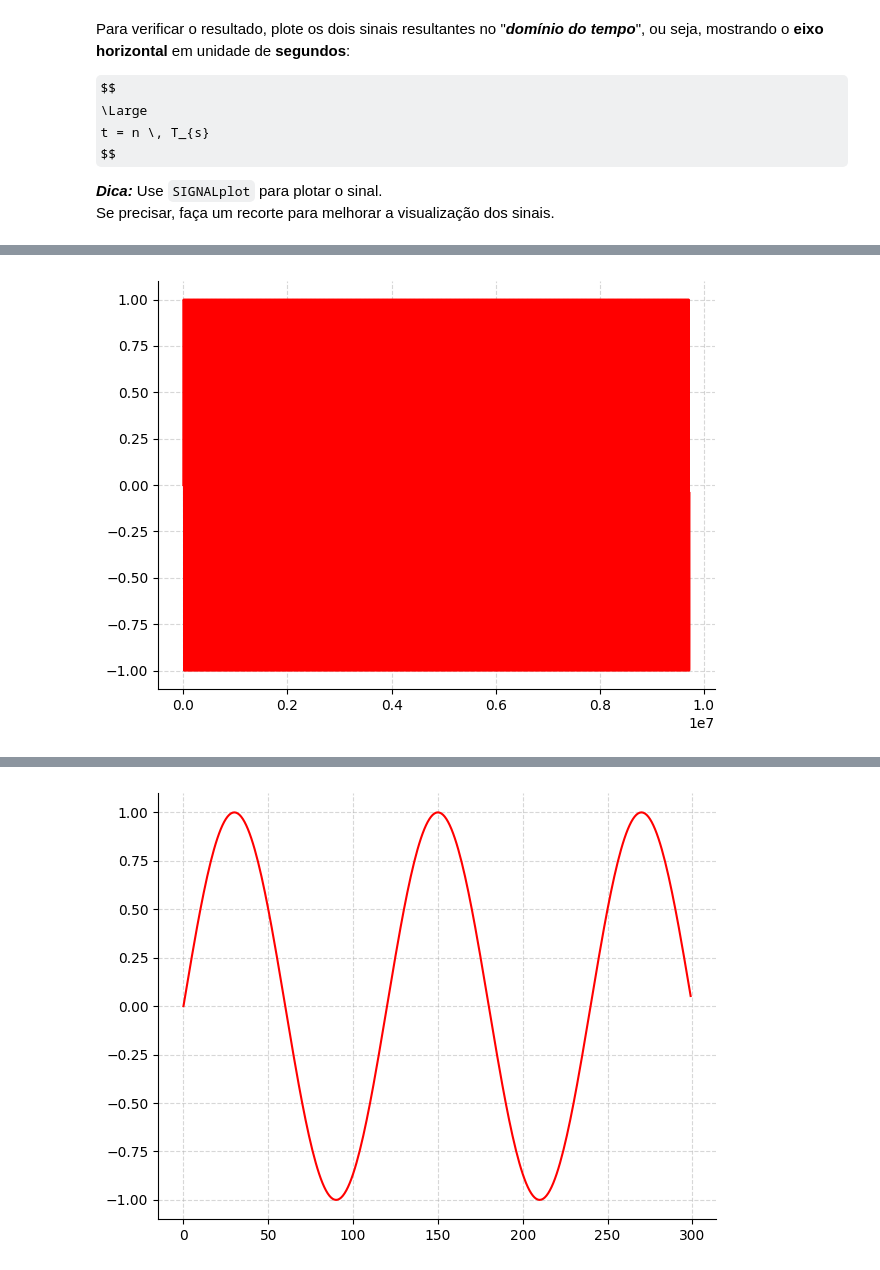
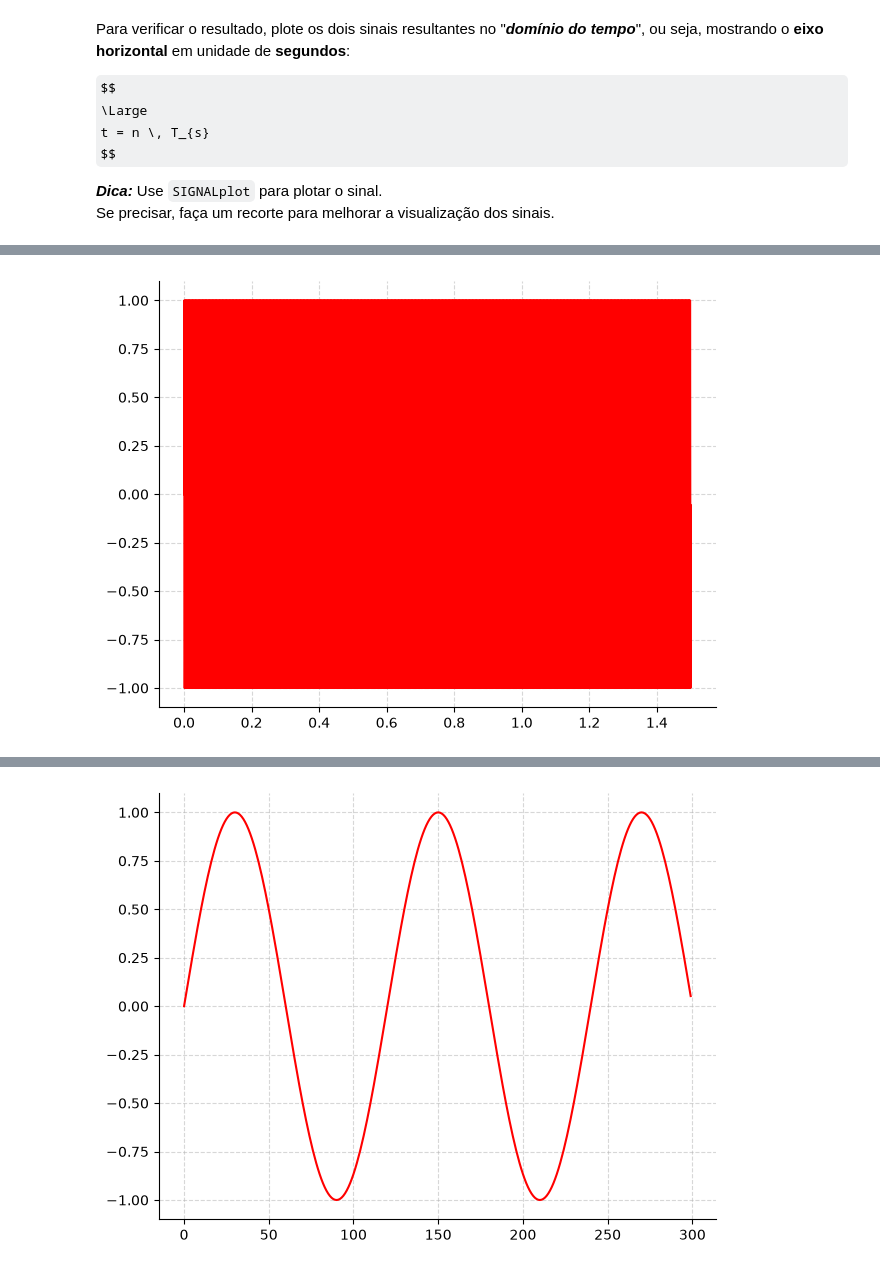
Before and after one commit to Yago-Coqueiro/laboratorios-Yago-Coqueiro, a Jupyter notebook: le04_01_signal-reconstruction.ipynb, the cells around one changed output, grey strips where cells are left out. Drawn from its saved outputs; the diff is of its cells as text; code cells hidden in the pictures; some formulas as TeX source.

```diff
--- a/le04_01_signal-reconstruction.ipynb
+++ b/le04_01_signal-reconstruction.ipynb
@@ -148,16 +148,16 @@ SIGNALplot(x1, t1)
 # %%
 '''
 Vetor de tempo
 '''
 n2 = np.arange(N2)
-t2 = n2*P2
+t2 = n2/fs2
 
 '''
 Plot
 '''
 SIGNALplot(x2, t2)
 # %% [output]
-[figure, old version]
+[figure, new version]
 # %% [markdown]
 <img src="./figures/sine_01.png" alt="" width="600"/>
 # %%
```
Also changed, not shown: parts of 11 cells of this notebook, 1 other file.
